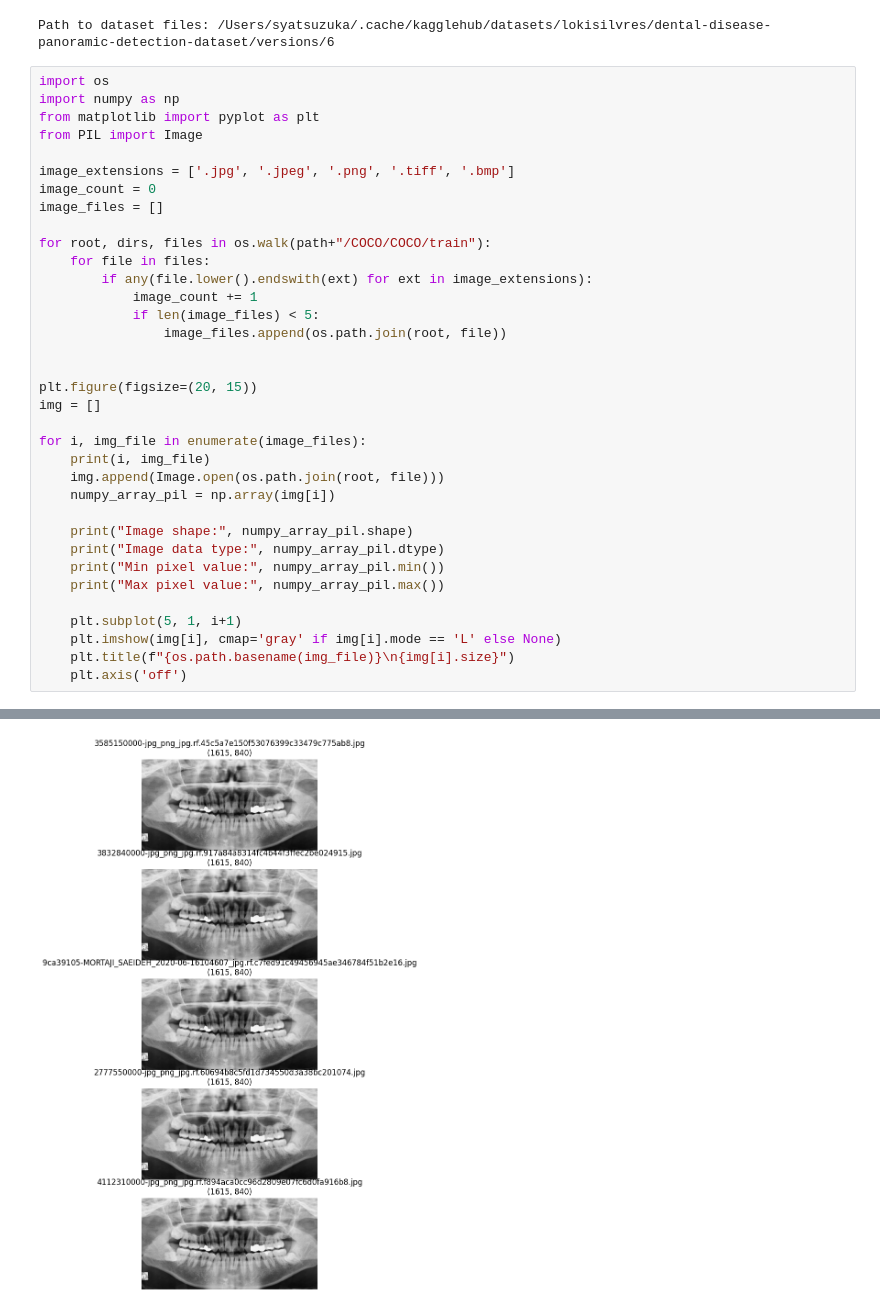
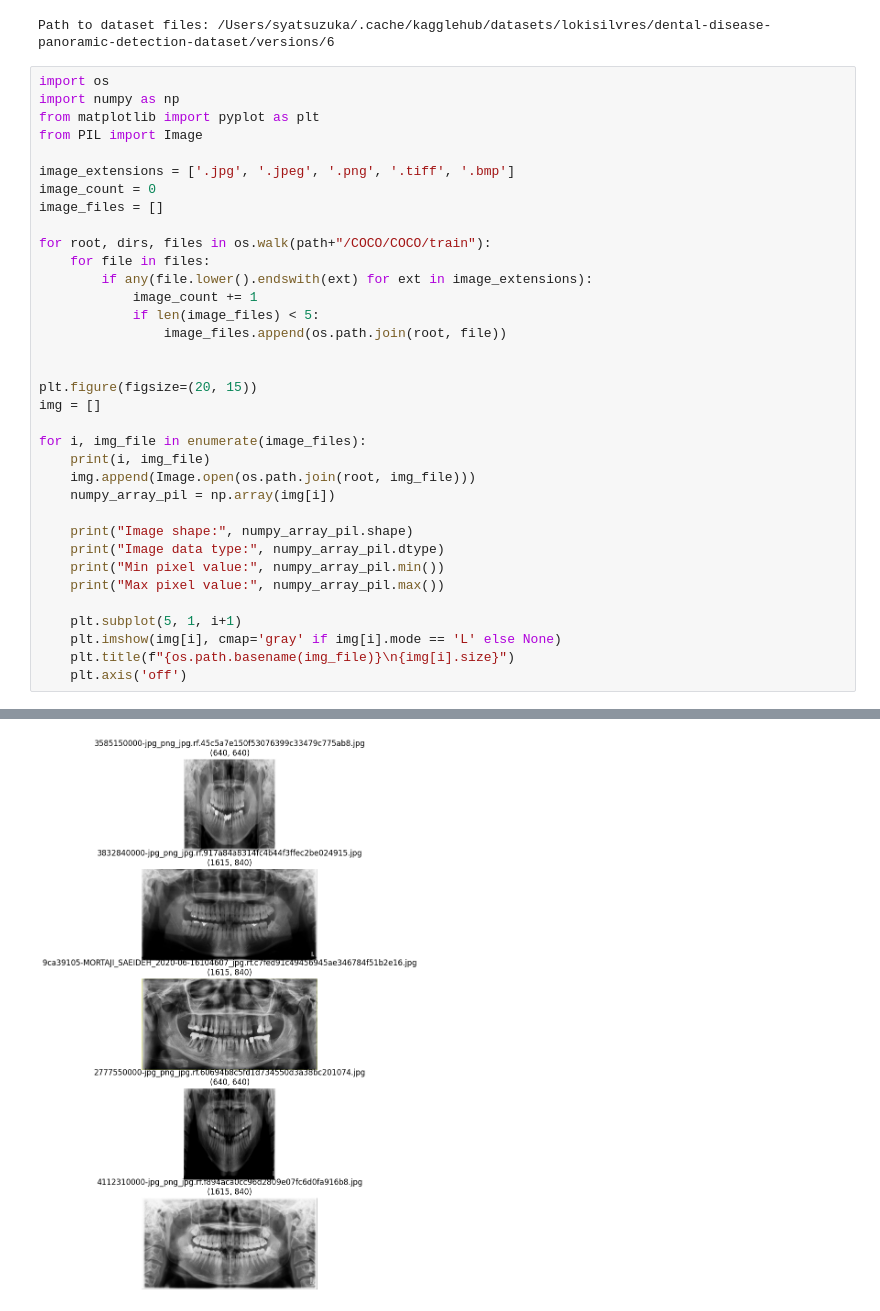
Before and after one commit to dental-xray/dental-xray, a Jupyter notebook: notebooks/shunjiro_notebook.ipynb, the cells around one changed output, grey strips where cells are left out. Cells and saved outputs as stored; diff of their text form.

```diff
--- a/notebooks/shunjiro_notebook.ipynb
+++ b/notebooks/shunjiro_notebook.ipynb
@@ -43,7 +43,7 @@ img = []
 
 for i, img_file in enumerate(image_files):
     print(i, img_file)
-    img.append(Image.open(os.path.join(root, file)))
+    img.append(Image.open(os.path.join(root, img_file)))
     numpy_array_pil = np.array(img[i])
 
     print("Image shape:", numpy_array_pil.shape)
@@ -61,16 +61,16 @@ Image shape: (840, 1615, 3)
 Image data type: uint8
 Min pixel value: 0
 Max pixel value: 255
 1 /Users/syatsuzuka/.cache/kagglehub/datasets/lokisilvres/dental-disease-panoramic-detection-dataset/versions/6/COCO/COCO/train/3832840000-jpg_png_jpg.rf.917a84a8314fc4b44f3ffec2be024915.jpg
 Image shape: (840, 1615, 3)
 Image data type: uint8
 Min pixel value: 0
 Max pixel value: 255
 2 /Users/syatsuzuka/.cache/kagglehub/datasets/lokisilvres/dental-disease-panoramic-detection-dataset/versions/6/COCO/COCO/train/9ca39105-MORTAJI_SAEIDEH_2020-06-16104607_jpg.rf.c7fed91c49456945ae34678 ...
 Image shape: (840, 1615, 3)
 ... (9 lines left out)
 Image shape: (840, 1615, 3)
 Image data type: uint8
 Min pixel value: 0
 Max pixel value: 255
-[figure, old version]
+[figure, new version]
```
Also changed, not shown: parts of 1 cell of this notebook.
